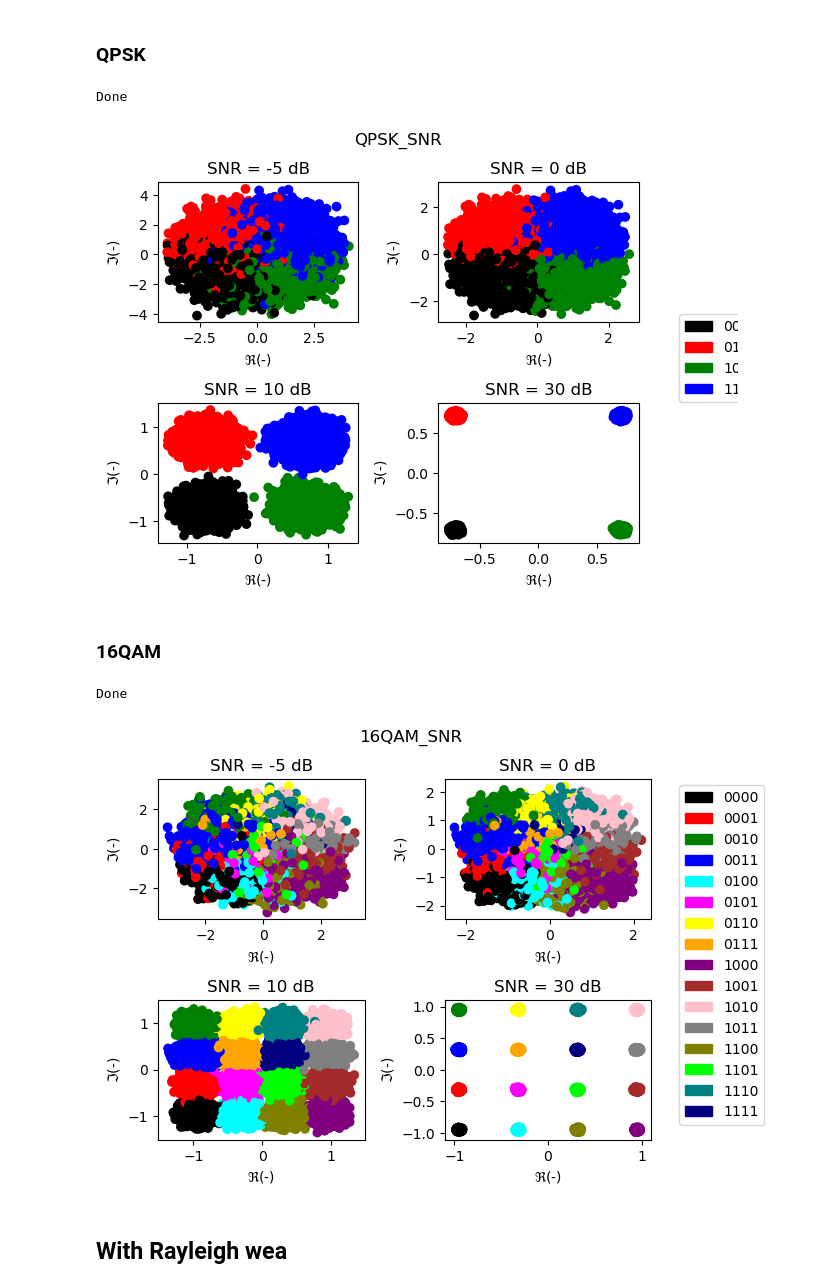
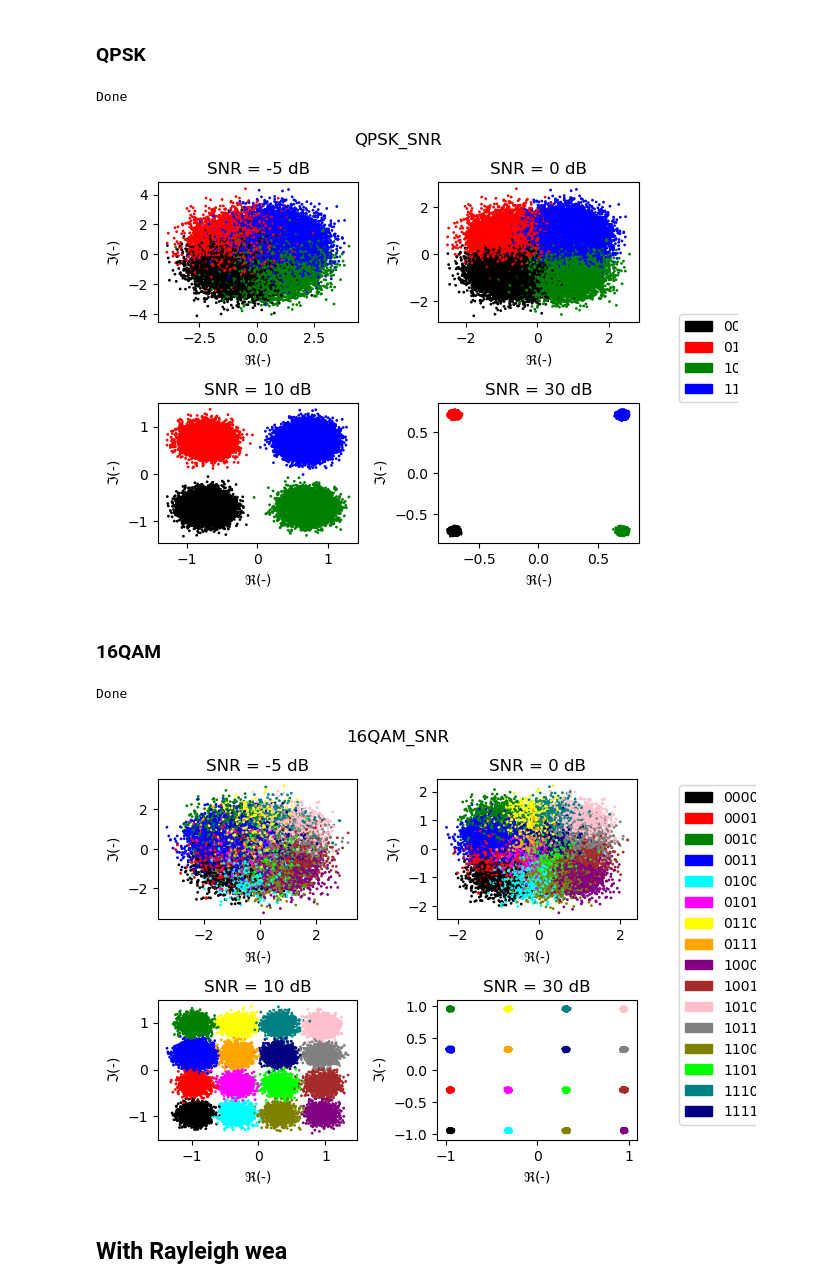
Before and after one commit to DiegoSanzB/EL7041_Project_2, a Jupyter notebook: test.ipynb, the cells around one changed output. Cells and saved outputs as stored; diff of their text form; code cells hidden in the pictures.

```diff
--- a/test.ipynb
+++ b/test.ipynb
@@ -90,7 +90,7 @@ for i in range(4):
     real = data[f"re_noise_{SNR[i]}"].to_numpy()
     imag = data[f"im_noise_{SNR[i]}"].to_numpy()
     # Plot the data
-    ax.scatter(real, imag, color = color_dots4, zorder = 7)
+    ax.scatter(real, imag, color = color_dots4, zorder = 7, s = S)
     # Insert handmade legend
 # Set legend outside the plot
 fig.legend(handles=LEG4, bbox_to_anchor=(0.9, 0.5), loc='center left')
@@ -103,41 +103,41 @@ print("Done")
 plt.show()
 # %% [output]
 Done
-[figure, old version]
+[figure, new version]
 # %% [markdown]
 ### 16QAM
 # %%
 data = pd.read_csv('results/16QAM_snr.csv')
 # create a 2x2 grid of subplots
 fig, axs = plt.subplots(2, 2)
 fig.suptitle("16QAM_SNR")
 # Get the SNR values
 # Iterate over the subplots
 for i in range(4):
     # print(i)
     # Select the subplot
     ax = axs[i // 2, i % 2]
     ax.set_title("SNR = " + str(SNR[i]) + " dB")
     ax.set_xlabel(r"$\Re$(-)")
     ax.set_ylabel(r"$\Im$(-)")
     # ax.set_xlim(-1.70, 1.7)  # Set limits for the x-axis
     # ax.set_ylim(-1.5, 1.5)  # Set limits for the y-axis
     # Separate coordinates and get them as a numpy array
     real = data[f"re_noise_{SNR[i]}"].to_numpy()
     imag = data[f"im_noise_{SNR[i]}"].to_numpy()
     # Plot the data
-    ax.scatter(real, imag, color = color_dots16, zorder = 7)
+    ax.scatter(real, imag, color = color_dots16, zorder = 7, s = S)
 # Set legend outside the plot
 fig.legend(handles=LEG16, bbox_to_anchor=(0.9, 0.5), loc='center left')
 # Adjust layout to prevent overlap with the title
 plt.tight_layout(rect=[0, 0, 0.9, 0.95])
 # print("Done")
 # plt.savefig('results/16QAM_SNR.png')
 print("Done")
 plt.show()
 # %% [output]
 Done
-[figure, old version]
+[figure, new version]
 # %% [markdown]
 ## With Rayleigh wea
 # %% [markdown]
```
Also changed, not shown: parts of 4 cells of this notebook, 1 other file.
